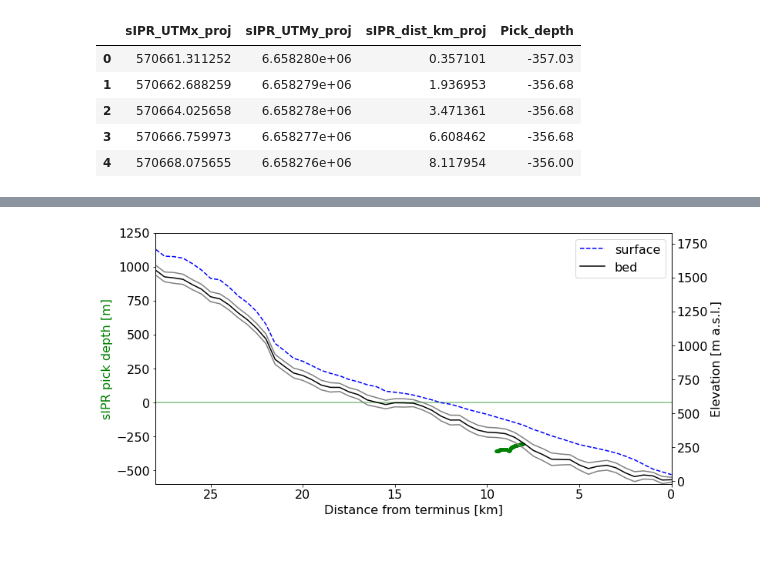
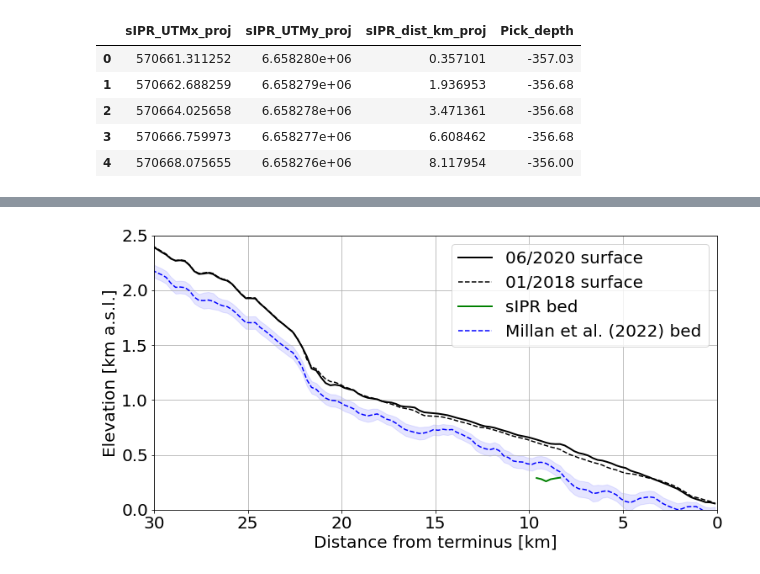
Before and after one commit to jukesliu/TG-surge, a Jupyter notebook: centerline_elevation_processing.ipynb, the cells around one changed output, grey strips where cells are left out. Drawn from its saved outputs; the diff is of its cells as text; code cells hidden in the pictures.

```diff
--- a/centerline_elevation_processing.ipynb
+++ b/centerline_elevation_processing.ipynb
@@ -458,5 +555,5 @@ ss_td_df
 # %%
-dem_diff_path = '/Users/jukesliu/Documents/TURNER/DATA/ICE_THICKNESS/surface/final-DEMs/differenced_DEMs/upper_glacier/'
+dem_diff_path = '/Users/jukesliu/Documents/TURNER/DATA/ICE_THICKNESS/surface/centerline_elevations/differenced/'
 
 # grab differenced DEM info:
 ds1s = []; ds2s = []; fnames = []
@@ -902,0 +1006,3 @@ sIPR_df.head()
+# %%
+df2020 = pd.read_csv(dem_outpath+'centerline_n_250m_20200605.csv', usecols=[1,2],dtype=float)
+df2020
@@ -902,0 +1033,9 @@ sIPR_df.head()
+# %%
+new_df = df2020.merge(bed_df, on='dist_m')
+new_df['bed_elev'] = new_df.mean_elev + new_df.mean_sIPR_depth
+# calculate driving stress from thickness and slope
+slope_a = 0.0407 # 06/2020, 0-20 km
+new_df['tau_d'] = np.abs(new_df.mean_sIPR_depth)*9.81*917*slope_a
+new_df
+# new_df.dropna()
+# new_df.to_csv('/Users/jukesliu/Documents/TURNER/DATA/ICE_THICKNESS/sIPR_tau_d.csv')
@@ -903,10 +1070,10 @@ sIPR_df.head()
 # %%
 # Millan
-Millan_surf_df = pd.read_csv('/Users/jukesliu/Documents/TURNER/DATA/ICE_THICKNESS/surface/centerline_elevations/centerline_n_500m_201801me.csv',
+Millan_surf_df = pd.read_csv('/Users/jukesliu/Documents/TURNER/DATA/ICE_THICKNESS/surface/centerline_elevations/centerline_n_250m_20180122.csv',
                             names=['idx','dist_m','surface_elev'],usecols=[1,2],skiprows=1)
-Millan_h_df = pd.read_csv('/Users/jukesliu/Documents/TURNER/DATA/ICE_THICKNESS/surface/centerline_elevations/centerline_n_500m_h.tif.csv',
+Millan_h_df = pd.read_csv('/Users/jukesliu/Documents/TURNER/DATA/ICE_THICKNESS/surface/centerline_elevations/centerline_n_250m_h.csv',
                          names=['idx','dist_m','h'],usecols=[1,2],skiprows=1)
-Millan_herr_df = pd.read_csv('/Users/jukesliu/Documents/TURNER/DATA/ICE_THICKNESS/surface/centerline_elevations/centerline_n_500m_herr.tif.csv',
+Millan_herr_df = pd.read_csv('/Users/jukesliu/Documents/TURNER/DATA/ICE_THICKNESS/surface/centerline_elevations/centerline_n_250m_herr.csv',
                             names=['idx','dist_m','h_err'],usecols=[1,2],skiprows=1)
 # Millan_surf_df
 Millan_h_df
@@ -944,36 +1111,56 @@ Millan_merged_df
 # %%
-fs = 16
+fs = 20
 fig, ax = plt.subplots(figsize=(12,6))
-twin1 = ax.twinx()
+# twin1 = ax.twinx()
 
 # sIPR transect begins at 9.5 km from terminus
-ax.plot(9.5-sIPR_df.sIPR_dist_km_proj/1000, sIPR_df.Pick_depth, 'g.-') # sIPR
-ax.plot([30, 0],[0,0],'g-',alpha=0.5)
+ax.plot(df2020.dist_m/1000, df2020.mean_elev/1000, 'k-', linewidth=2) # surface 2020
+ax.plot(Millan_merged_df.dist_m/1000, Millan_surf_df.surface_elev/1000, 'k--') # surface 2018
 
-# Millan:
-twin1.plot(Millan_merged_df.dist_m/1000, Millan_surf_df.surface_elev, 'b--') # surface
-twin1.plot(Millan_merged_df.dist_m/1000, Millan_merged_df.surface_elev - Millan_merged_df.h, 'k-') # bed elev
+ax.plot(new_df.dist_m/1000, new_df.bed_elev/1000, 'g-', linewidth=2)
+# ax.plot(9.5-sIPR_df.sIPR_dist_km_proj/1000, sIPR_df.Pick_depth, 'g.-') # sIPR
+# ax.plot([30, 0],[0,0],'g-',alpha=0.5)
+
+ax.plot(Millan_merged_df.dist_m/1000, (Millan_merged_df.surface_elev - Millan_merged_df.h)/1000, 'b--') # bed elev
 # error bars on bed elev:
-twin1.plot(Millan_merged_df.dist_m/1000,
-           Millan_merged_df.surface_elev - Millan_merged_df.h - Millan_merged_df.h_err,'-',color='gray')
-twin1.plot(Millan_merged_df.dist_m/1000,
-           Millan_merged_df.surface_elev - Millan_merged_df.h + Millan_merged_df.h_err,'-',color='gray',)
+ax.fill_between(Millan_merged_df.dist_m/1000,
+                (Millan_merged_df.surface_elev - Millan_merged_df.h - Millan_merged_df.h_err)/1000,
+        (Millan_merged_df.surface_elev - Millan_merged_df.h + Millan_merged_df.h_err)/1000,color='blue',alpha=0.1)
+# ax.plot(Millan_merged_df.dist_m/1000,
+#            (Millan_merged_df.surface_elev - Millan_merged_df.h - Millan_merged_df.h_err)/1000,'--',color='gray')
+# ax.plot(Millan_merged_df.dist_m/1000,
+#            (Millan_merged_df.surface_elev - Millan_merged_df.h + Millan_merged_df.h_err)/1000,'--',color='gray',)
+
+
+
+# # Millan:
+# twin1.plot(Millan_merged_df.dist_m/1000, Millan_surf_df.surface_elev, 'b--') # surface
+# twin1.plot(Millan_merged_df.dist_m/1000, Millan_merged_df.surface_elev - Millan_merged_df.h, 'k--') # bed elev
+# # error bars on bed elev:
+# twin1.plot(Millan_merged_df.dist_m/1000,
+#            Millan_merged_df.surface_elev - Millan_merged_df.h - Millan_merged_df.h_err,'--',color='gray')
+# twin1.plot(Millan_merged_df.dist_m/1000,
+#            Millan_merged_df.surface_elev - Millan_merged_df.h + Millan_merged_df.h_err,'--',color='gray',)
 
 # plot params
-ax.set_ylabel('sIPR pick depth [m]',color='g',fontsize=fs)
-twin1.set_ylabel('Elevation [m a.s.l.]',fontsize=fs)
-twin1.legend(['surface','bed'],fontsize=fs)
-twin1.tick_params(axis='both', which='major', labelsize=fs)
-ax.set_ylim(-600,1850-600)
-twin1.set_ylim(-20, 1830)
+ax.set_ylabel('Elevation [km a.s.l.]',fontsize=fs)
+# twin1.set_ylabel('Elevation [m a.s.l.]',fontsize=fs)
+# twin1.legend(['01/2018 surface','Millan et al. (2022) bed'],loc='lower left',fontsize=fs)
+# twin1.tick_params(axis='both', which='major', labelsize=fs)
+
+ax.legend(['06/2020 surface', '01/2018 surface','sIPR bed','Millan et al. (2022) bed'],
+          loc = 'upper right',fontsize=fs)
 ax.set_xlabel('Distance from terminus [km]',fontsize=fs)
 ax.tick_params(axis='both', which='major', labelsize=fs)
-ax.set_xlim(28,0)
-# ax.grid()
+ax.set_xlim(30,0)
+ax.set_ylim(0,2.5)
+# for axis in [ax, twin1]:
+#     axis.set_ylim(0,1200)
+ax.grid()
 
 # twin1.plot(prof_df.dist_m/1000, prof_df.mean_elev_diff,'-')
 # twin1.set_ylabel('Elevation difference [m]',fontsize=fs)
 # twin1.tick_params(axis='both', which='major', labelsize=fs)
 plt.show()
 # %% [output]
-[figure, old version]
+[figure, new version]
```
Also changed, not shown: parts of 27 cells of this notebook, 8 other files.
